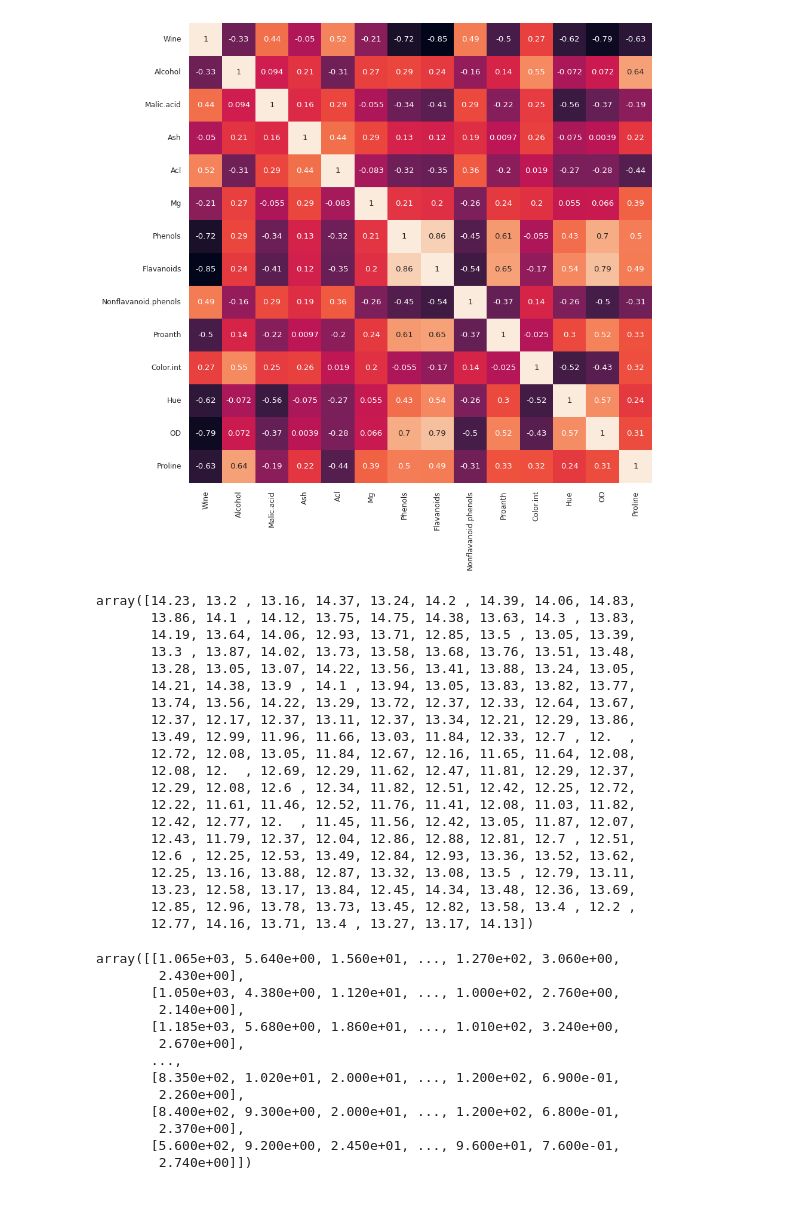
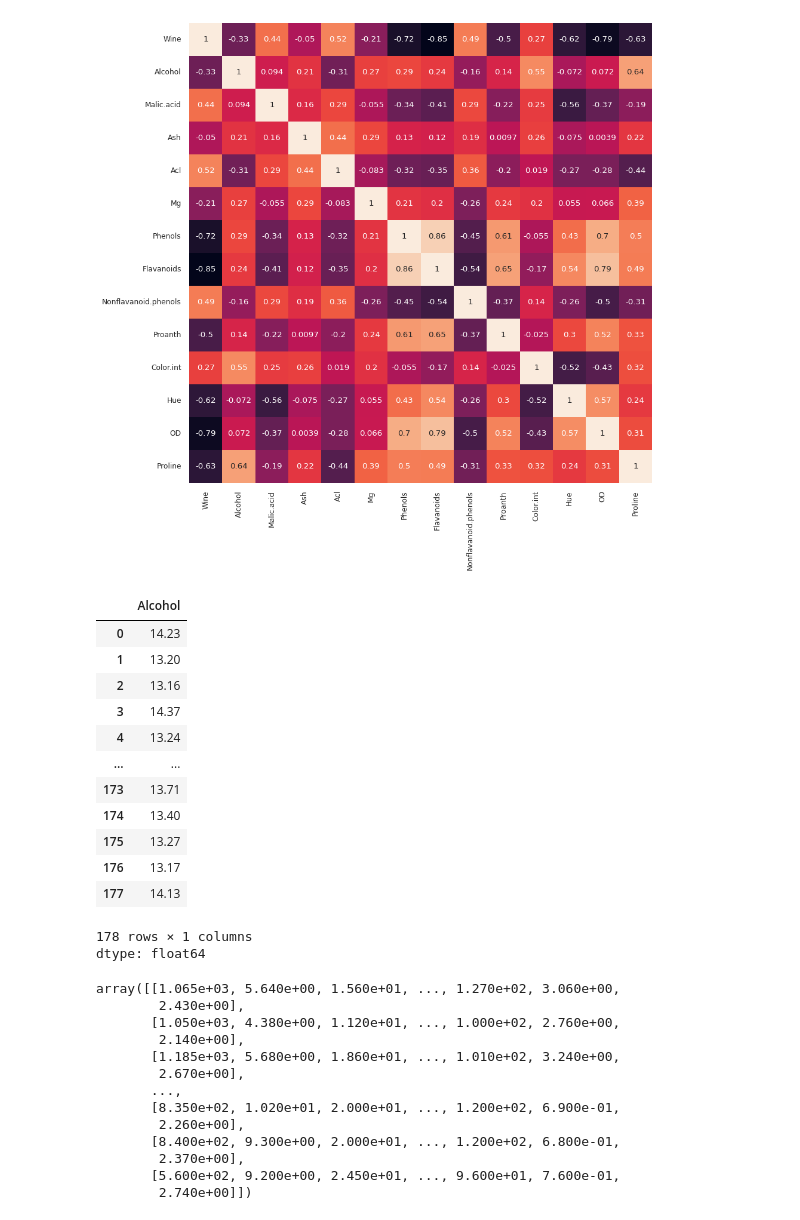
Before and after one commit to oh56566/AI_Class_Assignment, a Jupyter notebook: 2026-04-03_5주차/DL_Wine_reg_corr.ipynb, the cells around one changed output. Drawn from its saved outputs; the diff is of its cells as text; code cells hidden in the pictures.

```diff
--- a/2026-04-03_5주차/DL_Wine_reg_corr.ipynb
+++ b/2026-04-03_5주차/DL_Wine_reg_corr.ipynb
@@ -51,29 +51,23 @@ selected_features = ['Proline', 'Color.int', 'Acl', 'Phenols', 'Mg', 'Flavanoids
 
 X = df[selected_features].values  # 12개 → 7개
 # %%
-y = df['Alcohol'].values
+y = df['Alcohol']
 y
 # %% [output]
+|  | Alcohol |
+| 0 | 14.23 |
+| 1 | 13.20 |
+| 2 | 13.16 |
+| 3 | 14.37 |
+| 4 | 13.24 |
+| ... | ... |
+| 173 | 13.71 |
+| 174 | 13.40 |
+| 175 | 13.27 |
+| 176 | 13.17 |
+| 177 | 14.13 |
-array([14.23, 13.2 , 13.16, 14.37, 13.24, 14.2 , 14.39, 14.06, 14.83,
-       13.86, 14.1 , 14.12, 13.75, 14.75, 14.38, 13.63, 14.3 , 13.83,
-       14.19, 13.64, 14.06, 12.93, 13.71, 12.85, 13.5 , 13.05, 13.39,
-       13.3 , 13.87, 14.02, 13.73, 13.58, 13.68, 13.76, 13.51, 13.48,
-       13.28, 13.05, 13.07, 14.22, 13.56, 13.41, 13.88, 13.24, 13.05,
-       14.21, 14.38, 13.9 , 14.1 , 13.94, 13.05, 13.83, 13.82, 13.77,
-       13.74, 13.56, 14.22, 13.29, 13.72, 12.37, 12.33, 12.64, 13.67,
-       12.37, 12.17, 12.37, 13.11, 12.37, 13.34, 12.21, 12.29, 13.86,
-       13.49, 12.99, 11.96, 11.66, 13.03, 11.84, 12.33, 12.7 , 12.  ,
-       12.72, 12.08, 13.05, 11.84, 12.67, 12.16, 11.65, 11.64, 12.08,
-       12.08, 12.  , 12.69, 12.29, 11.62, 12.47, 11.81, 12.29, 12.37,
-       12.29, 12.08, 12.6 , 12.34, 11.82, 12.51, 12.42, 12.25, 12.72,
-       12.22, 11.61, 11.46, 12.52, 11.76, 11.41, 12.08, 11.03, 11.82,
-       12.42, 12.77, 12.  , 11.45, 11.56, 12.42, 13.05, 11.87, 12.07,
-       12.43, 11.79, 12.37, 12.04, 12.86, 12.88, 12.81, 12.7 , 12.51,
-       12.6 , 12.25, 12.53, 13.49, 12.84, 12.93, 13.36, 13.52, 13.62,
-       12.25, 13.16, 13.88, 12.87, 13.32, 13.08, 13.5 , 12.79, 13.11,
-       13.23, 12.58, 13.17, 13.84, 12.45, 14.34, 13.48, 12.36, 13.69,
-       12.85, 12.96, 13.78, 13.73, 13.45, 12.82, 13.58, 13.4 , 12.2 ,
-       12.77, 14.16, 13.71, 13.4 , 13.27, 13.17, 14.13])
+178 rows × 1 columns
+dtype: float64
 # %%
 X
 # %% [output]
```
Also changed, not shown: parts of 10 cells of this notebook, 3 other files.
